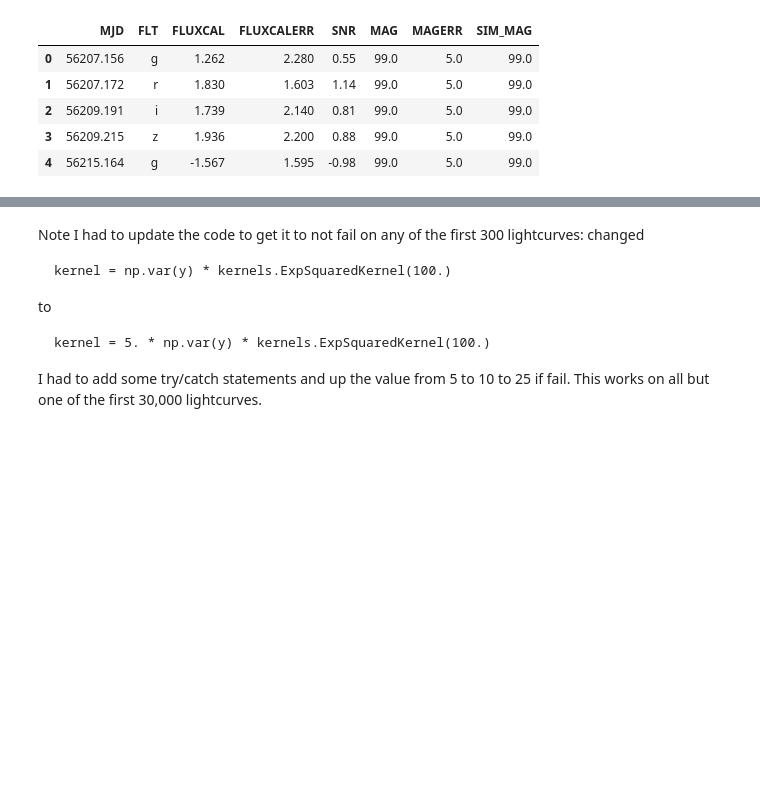
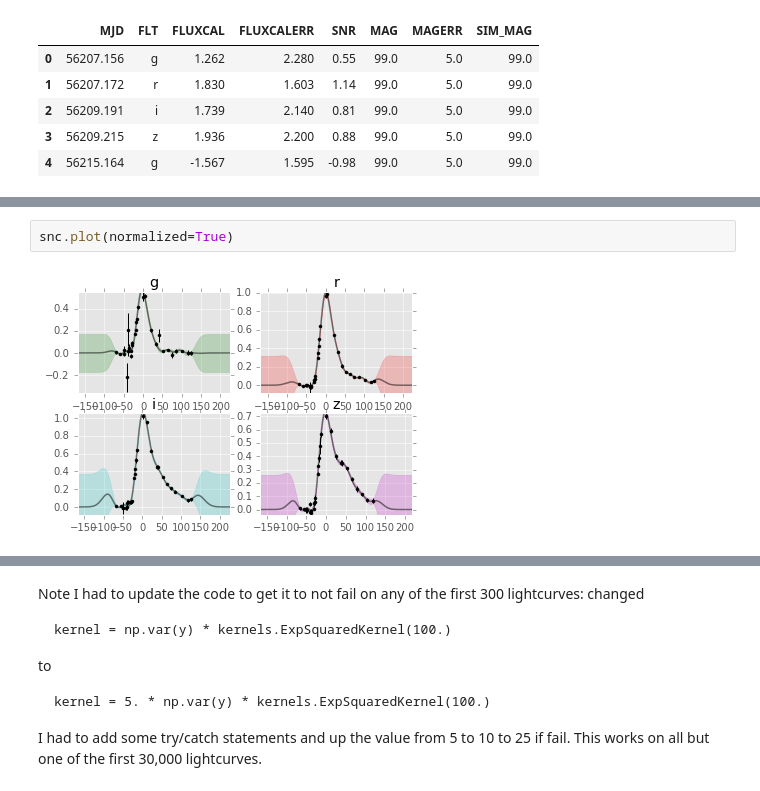
Before and after one commit to djreiss/SNclass, a Jupyter notebook: SNclass-latest.ipynb, the cells around one changed output, grey strips where cells are left out. Drawn from its saved outputs; the diff is of its cells as text; blank space fills up the shorter version.

```diff
--- a/SNclass-latest.ipynb
+++ b/SNclass-latest.ipynb
@@ -31 +37,5 @@ SIMGEN_PUBLIC_DES/DES_SN005754.DAT.gz
+# %%
+snc.plot(normalized=True)
+# %% [output]
+[figure, added]
 # %%
```
Also changed, not shown: parts of 11 cells of this notebook, 1 other file.
